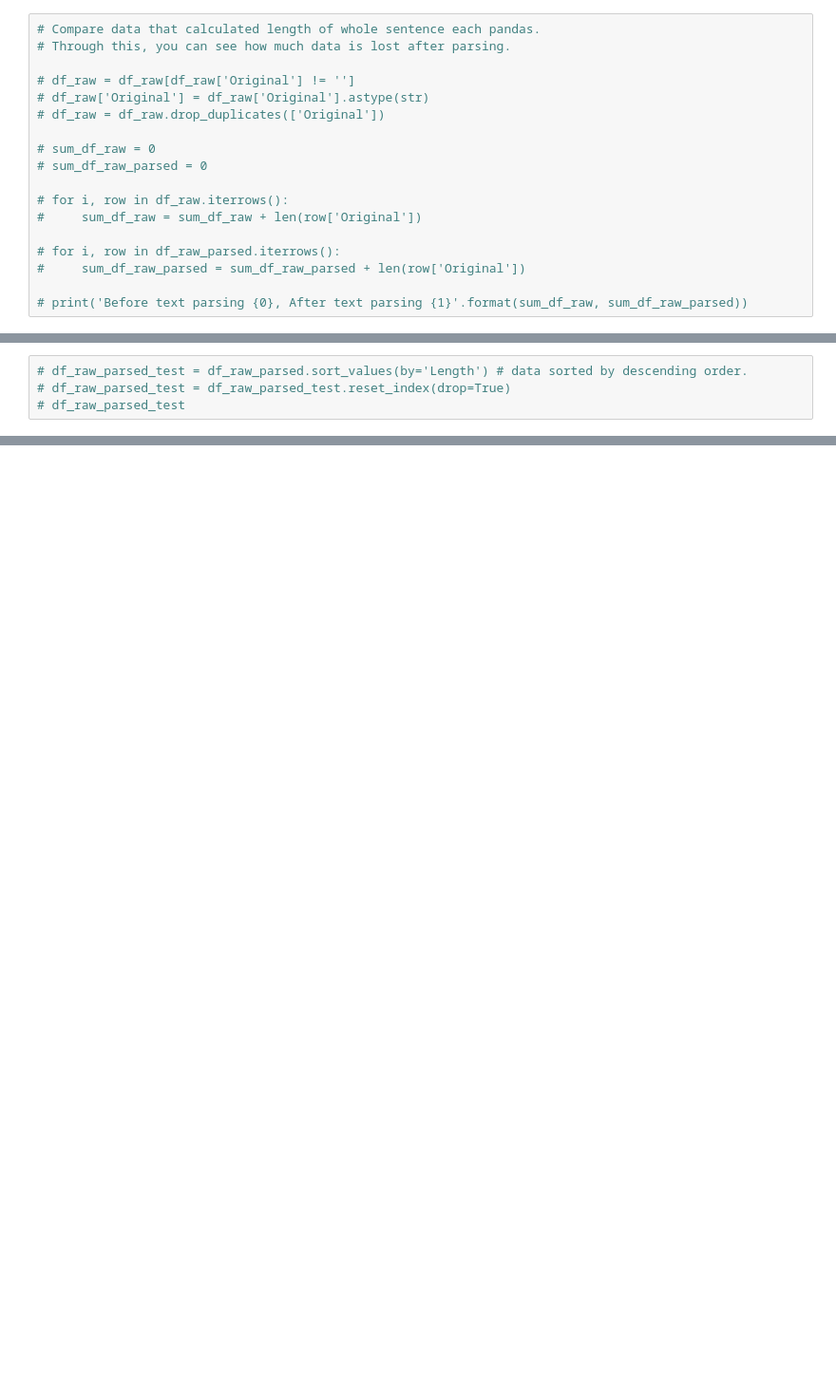
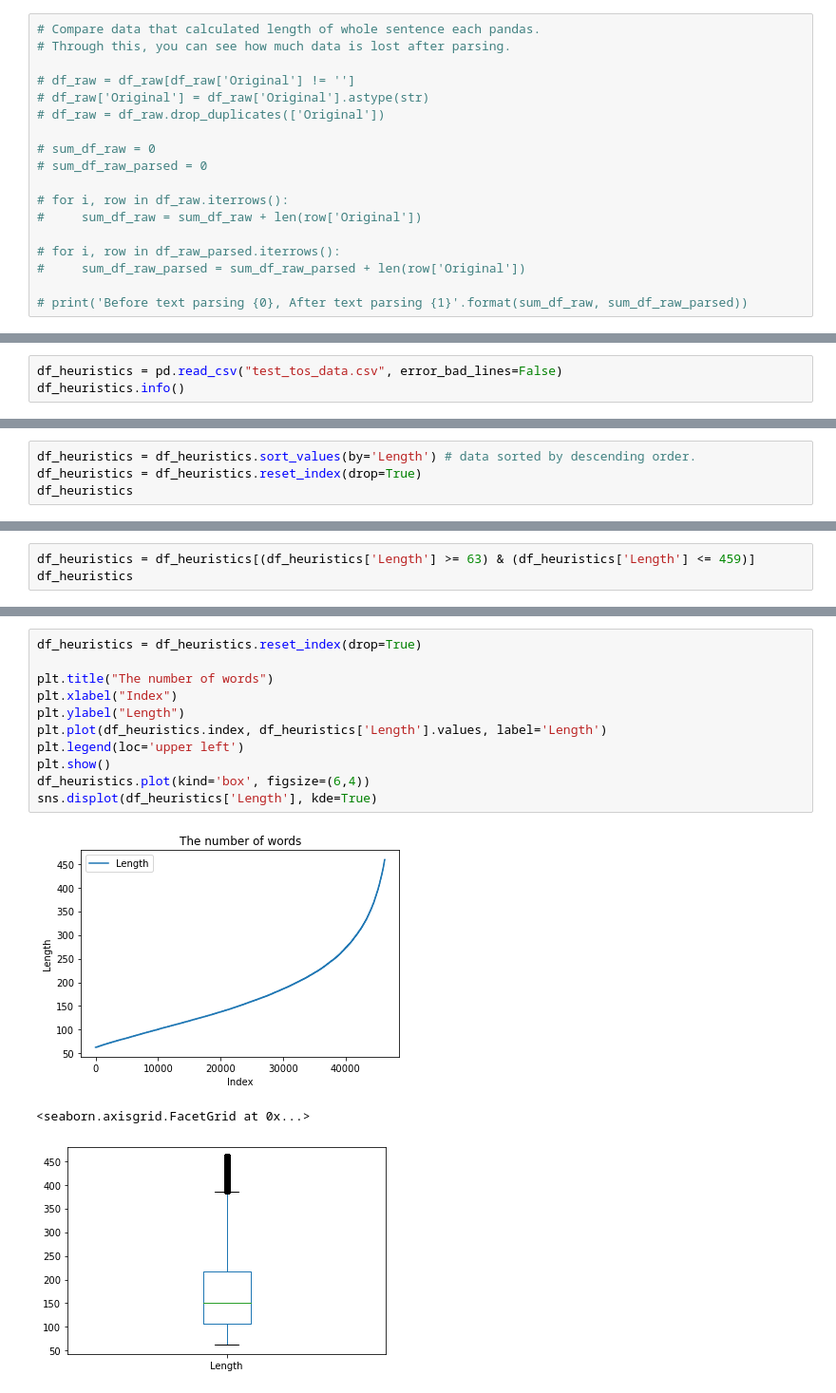
Before and after one commit to JLGGG/ToS-crawler, a Jupyter notebook: clean_sentence.ipynb, the cells around one changed output, grey strips where cells are left out. Shown: that part at 95% size. Cells and saved outputs as stored; diff of their text form; blank space fills up the shorter version.

```diff
--- a/clean_sentence.ipynb
+++ b/clean_sentence.ipynb
@@ -181,3 +184,6 @@ df_raw_parsed.describe(exclude=object)
 | 50% | 151.000000 |
 | 75% | 228.000000 |
 | max | 17246.000000 |
+# %%
+df_heuristics = pd.read_csv("test_tos_data.csv", error_bad_lines=False)
+df_heuristics.info()
@@ -184,4 +201,4 @@ df_raw_parsed.describe(exclude=object)
 # %%
-# df_raw_parsed_test = df_raw_parsed.sort_values(by='Length') # data sorted by descending order.
-# df_raw_parsed_test = df_raw_parsed_test.reset_index(drop=True)
-# df_raw_parsed_test
+df_heuristics = df_heuristics.sort_values(by='Length') # data sorted by descending order.
+df_heuristics = df_heuristics.reset_index(drop=True)
+df_heuristics
@@ -198,0 +223,3 @@ df_raw_parsed.describe(exclude=object)
+# %%
+df_heuristics = df_heuristics[(df_heuristics['Length'] >= 63) & (df_heuristics['Length'] <= 459)]
+df_heuristics
@@ -198,0 +240,15 @@ df_raw_parsed.describe(exclude=object)
+# %%
+df_heuristics = df_heuristics.reset_index(drop=True)
+
+plt.title("The number of words")
+plt.xlabel("Index")
+plt.ylabel("Length")
+plt.plot(df_heuristics.index, df_heuristics['Length'].values, label='Length')
+plt.legend(loc='upper left')
+plt.show()
+df_heuristics.plot(kind='box', figsize=(6,4))
+sns.displot(df_heuristics['Length'], kde=True)
+# %% [output]
+[figure, added]
+<seaborn.axisgrid.FacetGrid at 0x...>
+[figure, added]
```
Also changed, not shown: parts of 16 cells of this notebook.
